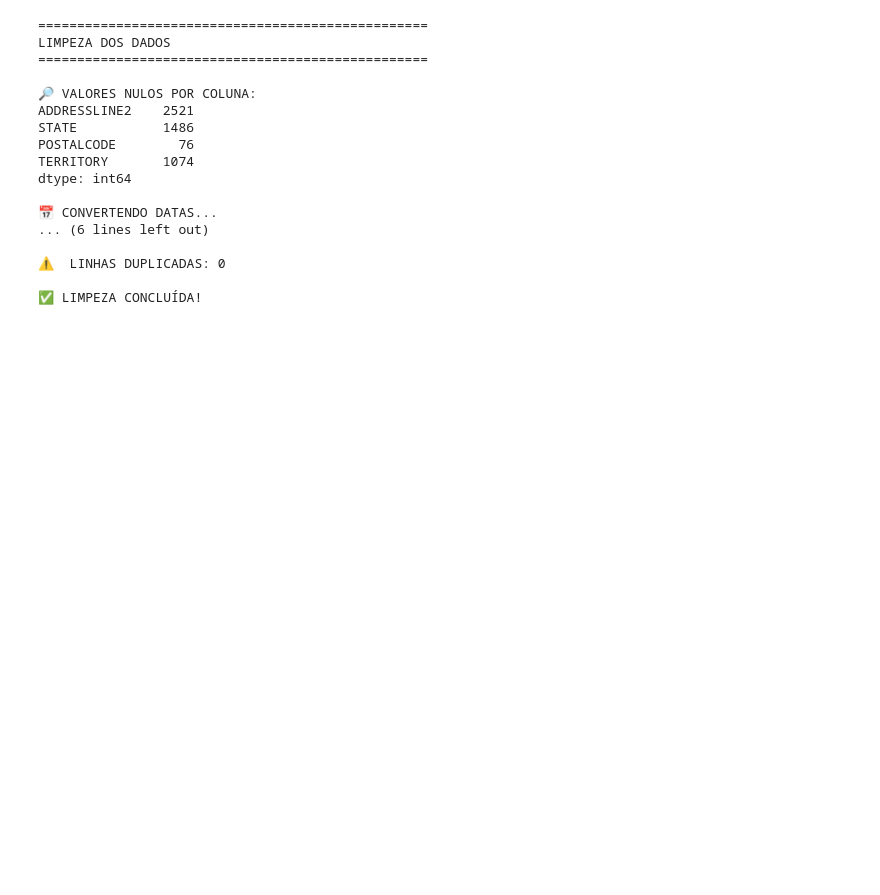
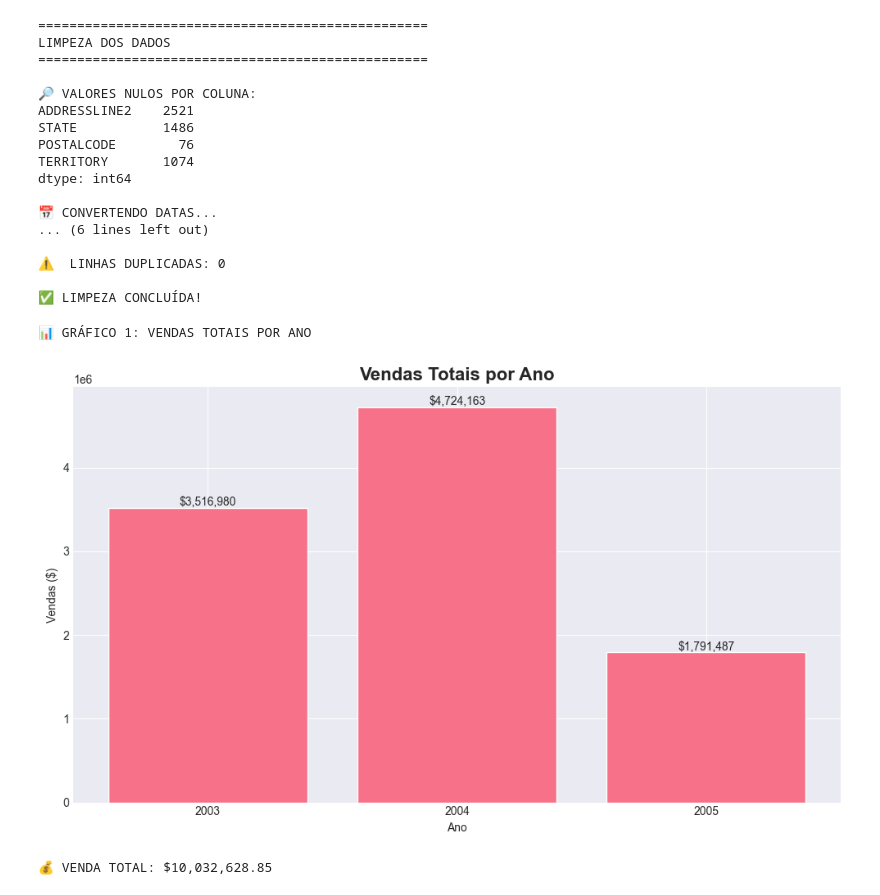
Before and after one commit to samuelmaiapro/analise-vendas-python, a Jupyter notebook: notebooks/analise_vendas.ipynb, the cells around one changed output. Drawn from its saved outputs; the diff is of its cells as text; code cells hidden in the pictures; blank space fills up the shorter version.

Commit message:
"Dia 5: visualizações e análises gráficas"

```diff
--- a/notebooks/analise_vendas.ipynb
+++ b/notebooks/analise_vendas.ipynb
@@ -100,3 +100,35 @@ dtype: int64
 ⚠️  LINHAS DUPLICADAS: 0
 
 ✅ LIMPEZA CONCLUÍDA!
+# %%
+# 🎨 CONFIGURAÇÕES PARA GRÁFICOS
+plt.style.use('seaborn-v0_8-darkgrid')
+cores = sns.color_palette("husl", 8)
+# %%
+# 📈 GRÁFICO 1: VENDAS POR ANO
+print("📊 GRÁFICO 1: VENDAS TOTAIS POR ANO")
+
+vendas_ano = df.groupby('ANO')['SALES'].sum()
+
+plt.figure(figsize=(10, 6))
+bars = plt.bar(vendas_ano.index.astype(str), vendas_ano.values, color=cores[0])
+
+# Adicionar valores nas barras
+for bar in bars:
+    height = bar.get_height()
+    plt.text(bar.get_x() + bar.get_width()/2., height,
+             f'${height:,.0f}',
+             ha='center', va='bottom')
+
+plt.title('Vendas Totais por Ano', fontsize=16, fontweight='bold')
+plt.xlabel('Ano')
+plt.ylabel('Vendas ($)')
+plt.xticks(rotation=0)
+plt.tight_layout()
+plt.show()
+
+print(f"\n💰 VENDA TOTAL: ${vendas_ano.sum():,.2f}")
+# %% [output]
+📊 GRÁFICO 1: VENDAS TOTAIS POR ANO
+[figure, added]
+💰 VENDA TOTAL: $10,032,628.85
```
Also changed, not shown: parts of 2 cells of this notebook.
